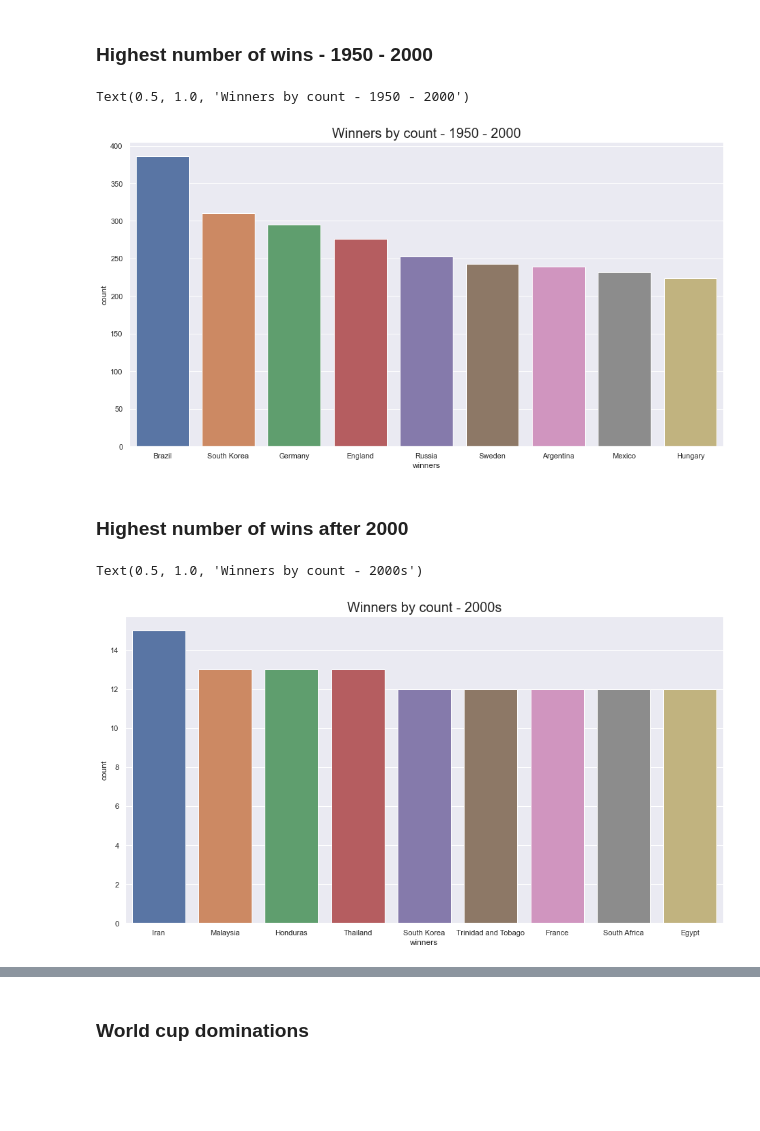
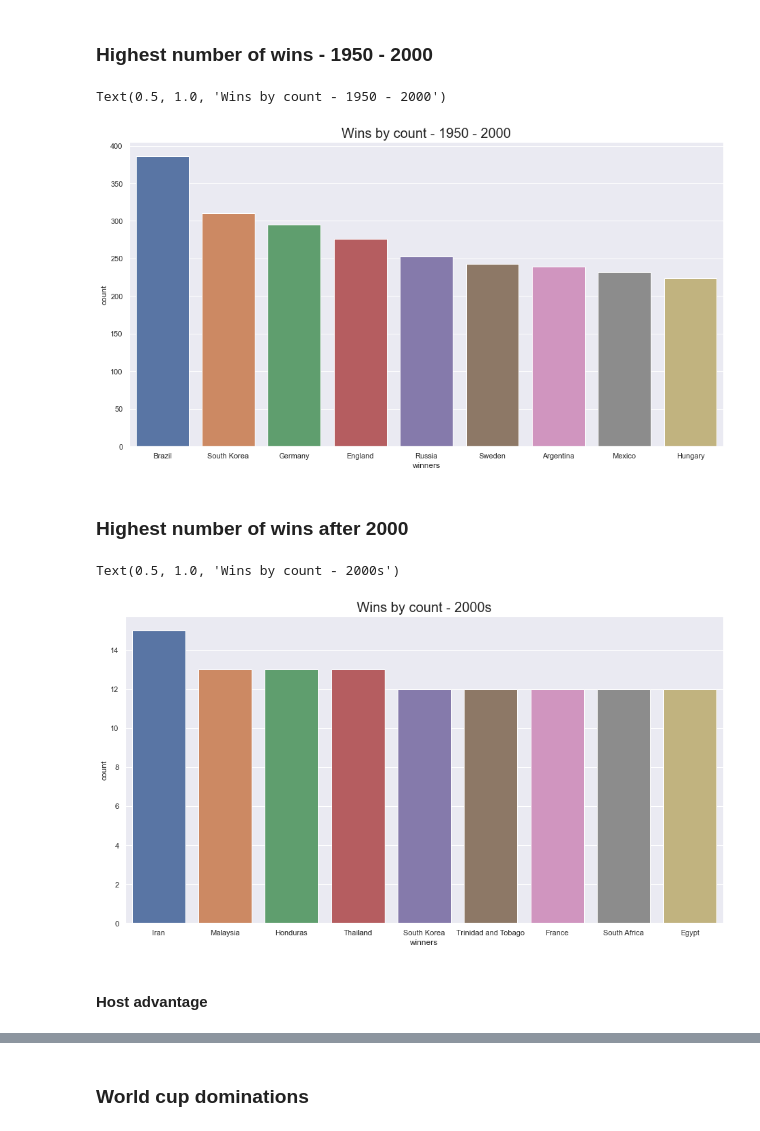
Before and after one commit to Tamizh2907/Footballdata, a Jupyter notebook: main.ipynb, the cells around one changed output, grey strips where cells are left out. Saved outputs shown, nothing was run; the diff lists cells and outputs as text; code cells hidden in the pictures; blank space fills up the shorter version.

```diff
--- a/main.ipynb
+++ b/main.ipynb
@@ -191,10 +191,10 @@ results1950s = resultshootmerge[resultshootmerge['date'].between('1950-01-01', '
 # %%
 sns.set(rc={'figure.figsize':(15.7,8.27)})
 sns.countplot(x=results1950s['winners'],
-                order=results1950s.winners.value_counts().iloc[1:10].index).set_title("Winners by count - 1950 - 2000", fontsize=20)
+                order=results1950s.winners.value_counts().iloc[1:10].index).set_title("Wins by count - 1950 - 2000", fontsize=20)
 # %% [output]
-Text(0.5, 1.0, 'Winners by count - 1950 - 2000')
+Text(0.5, 1.0, 'Wins by count - 1950 - 2000')
-[figure, old version]
+[figure, new version]
 # %% [markdown]
 ### Highest number of wins after 2000
 # %%
@@ -202,7 +202,9 @@ results2000s = resultshootmerge[resultshootmerge['date'].between('200-01-01', '2
 # %%
 sns.set(rc={'figure.figsize':(15.7,8.27)})
 sns.countplot(x=results2000s['winners'],
-                order=results2000s.winners.value_counts().iloc[1:10].index).set_title("Winners by count - 2000s", fontsize=20)
+                order=results2000s.winners.value_counts().iloc[1:10].index).set_title("Wins by count - 2000s", fontsize=20)
 # %% [output]
-Text(0.5, 1.0, 'Winners by count - 2000s')
+Text(0.5, 1.0, 'Wins by count - 2000s')
-[figure, old version]
+[figure, new version]
+# %% [markdown]
+#### Host advantage
```
Also changed, not shown: parts of 31 cells of this notebook.
